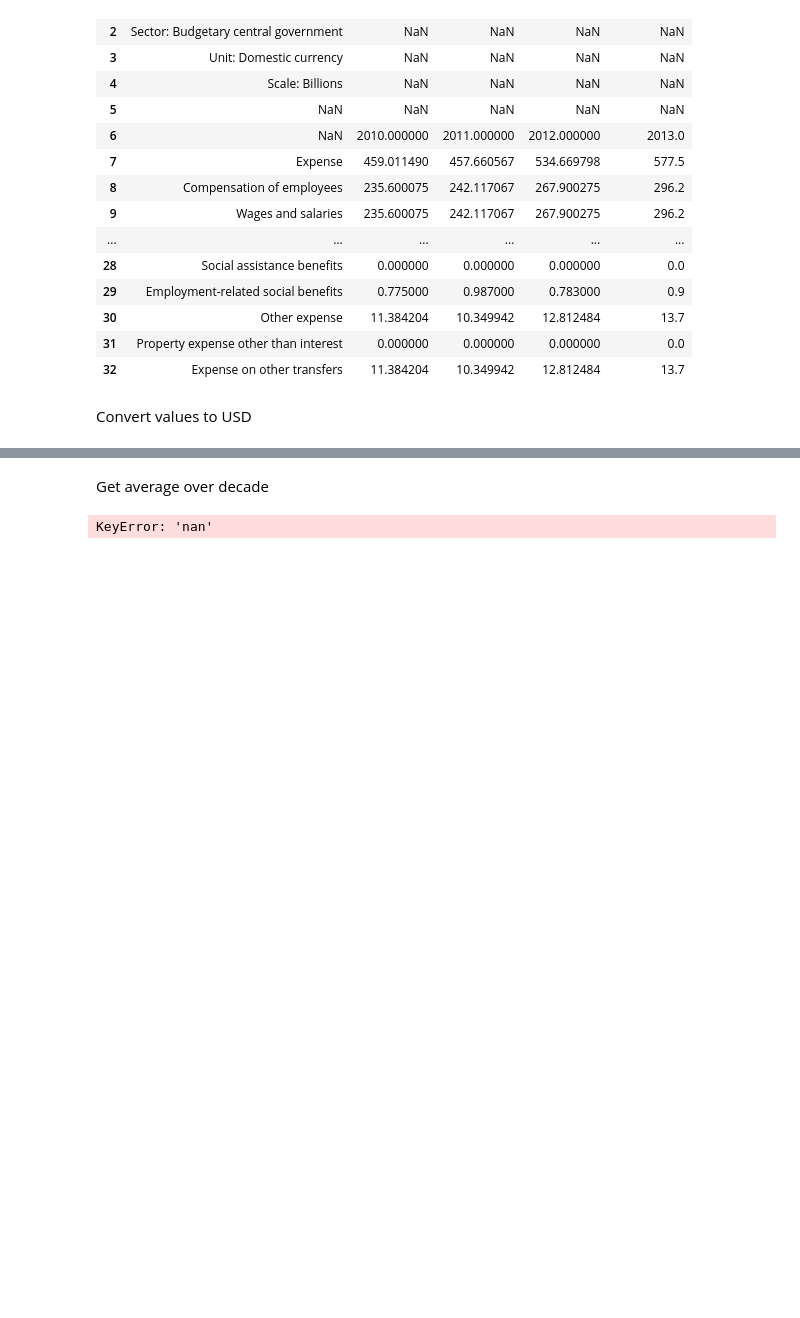
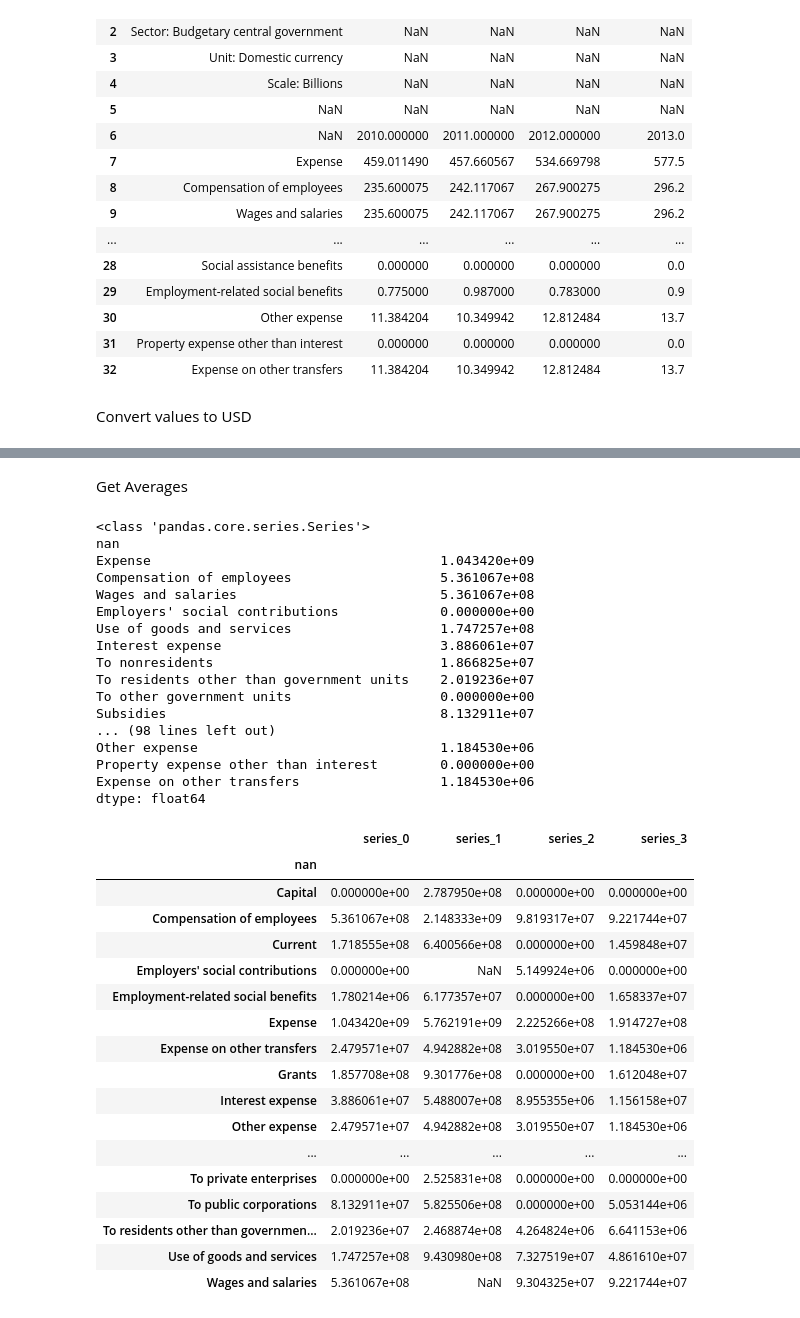
Before and after one commit to mpham8/macro-debtrelief-humancapital, a Jupyter notebook: govt-expenditures.ipynb, the cells around one changed output, grey strips where cells are left out. Saved outputs shown, nothing was run; the diff lists cells and outputs as text; code cells hidden in the pictures; blank space fills up the shorter version.

Commit message:
error when merging

```diff
--- a/govt-expenditures.ipynb
+++ b/govt-expenditures.ipynb
@@ -13,7 +13,7 @@ country_currency_codes_table = {
     'Benin': 'XOF',
     'Burkina Faso': 'XOF',
     'Central African Republic': 'XAF',
-    "Côte d'Ivoire": 'XOF',
+    "Côte d'Ivoire": 'XOF',
     'Cameroon': 'XAF',
     'Democratic Republic of the Congo': 'CDF',
     'Congo, Rep.': 'XAF',
@@ -146,6 +146,8 @@ master_table["Benin"]
 # %% [markdown]
 Convert values to USD
 # %%
+error_countries = []
+
 #loop through table (where key is the country name) (master_table[key] is the dataframe stored in the master_table indexed by key)
 for key in master_table:
   scale = master_table[key].iloc[4,0] #get if values have scale of billions or millions
@@ -180,8 +182,11 @@ for key in master_table:
 
   except Exception as e: #if errored out
     print(f"Could not fetch rate for {key} ({currency}): {e}")
-    del master_table[key] #delete errored out country from master_table
+    error_countries.append(key) #add country to error list
+    pass
 
+for country in error_countries:
+  del master_table[country]
 
 master_table["Central African Republic"]
 # %% [output]
@@ -211,16 +219,65 @@ master_table["Central African Republic"]
 | Other expense | 8.203459e+05 | 6.513373e+06 | NaN | 3.033082e+07 | 2.809354e+07 | 4.251894e+07 | 4.229713e+07 | 5.442352e+07 | 3.656637e+07 |
 | Property expense other than interest | 0.000000e+00 | 0.000000e+00 | 0.000000e+00 | 0.000000e+00 | 0.000000e+00 | 0.000000e+00 | 0.000000e+00 | 0.000000e+00 | 0.000000e+00 |
 | Expense on other transfers | 8.203459e+05 | 6.513373e+06 | NaN | 3.033082e+07 | 2.809354e+07 | 4.251894e+07 | 4.229713e+07 | 5.442352e+07 | 3.656637e+07 |
-# %% [markdown]
-Get average over decade
+# %% [markdown]
+Get Averages
 # %%
-master_averages_table = {} #make master averages table as place to store averages
+master_averages_ls = [] #make master averages list as place to store averages
 
+#Get average over decade
 #loop through table (where key is the country name) (master_table[key] is the dataframe stored in the master_table indexed by key)
 for key in master_table:
-  categories = master_table[key]['nan'].tolist() #get the categories into a list (1d array)
+  categories = master_table[key].index.tolist() #get the categories into a list (1d array)
   per_category_average = master_table[key].mean(axis=1) #get the average of each category (ignoring np.NaN values) into a list
-  average_table = dict(zip(categories, per_category_average)) #combine 'categories' and 'per_category_average' into a table
-  master_averages_table[key] = master_averages_table #store this table in master_averages_table
+  master_averages_ls.append(per_category_average)
+  print(type(per_category_average))
+  # per_category_average = master_table[key].apply(lambda row: np.nanmean(row), axis=1).to_numpy() #get the average of each category (ignoring np.NaN values) into a 1d array
+
+  print(per_category_average)
+  # average_table = dict(zip(categories, per_category_average)) #combine 'categories' and 'per_category_average' into a table
+  # master_averages_table[key] = master_averages_table #store this table in master_averages_table
+
+# master_averages_ls
+
+merged_df = pd.DataFrame()
+
+# Merge each Series into the DataFrame
+for i, series in enumerate(master_averages_ls):
+    merged_df = merged_df.merge(series.rename(f'series_{i}'), how='outer', left_index=True, right_index=True)
+merged_df
 # %% [output]
-KeyError: 'nan'
+<class 'pandas.core.series.Series'>
+nan
+Expense                                     1.043420e+09
+Compensation of employees                   5.361067e+08
+Wages and salaries                          5.361067e+08
+Employers' social contributions             0.000000e+00
+Use of goods and services                   1.747257e+08
+Interest expense                            3.886061e+07
+To nonresidents                             1.866825e+07
+To residents other than government units    2.019236e+07
+To other government units                   0.000000e+00
+Subsidies                                   8.132911e+07
+... (98 lines left out)
+Other expense                               1.184530e+06
+Property expense other than interest        0.000000e+00
+Expense on other transfers                  1.184530e+06
+dtype: float64
+|  | series_0 | series_1 | series_2 | series_3 |
+| nan |  |  |  |  |
+| Capital | 0.000000e+00 | 2.787950e+08 | 0.000000e+00 | 0.000000e+00 |
+| Compensation of employees | 5.361067e+08 | 2.148333e+09 | 9.819317e+07 | 9.221744e+07 |
+| Current | 1.718555e+08 | 6.400566e+08 | 0.000000e+00 | 1.459848e+07 |
+| Employers' social contributions | 0.000000e+00 | NaN | 5.149924e+06 | 0.000000e+00 |
+| Employment-related social benefits | 1.780214e+06 | 6.177357e+07 | 0.000000e+00 | 1.658337e+07 |
+| Expense | 1.043420e+09 | 5.762191e+09 | 2.225266e+08 | 1.914727e+08 |
+| Expense on other transfers | 2.479571e+07 | 4.942882e+08 | 3.019550e+07 | 1.184530e+06 |
+| Grants | 1.857708e+08 | 9.301776e+08 | 0.000000e+00 | 1.612048e+07 |
+| Interest expense | 3.886061e+07 | 5.488007e+08 | 8.955355e+06 | 1.156158e+07 |
+| Other expense | 2.479571e+07 | 4.942882e+08 | 3.019550e+07 | 1.184530e+06 |
+| ... | ... | ... | ... | ... |
+| To private enterprises | 0.000000e+00 | 2.525831e+08 | 0.000000e+00 | 0.000000e+00 |
+| To public corporations | 8.132911e+07 | 5.825506e+08 | 0.000000e+00 | 5.053144e+06 |
+| To residents other than governmen... | 2.019236e+07 | 2.468874e+08 | 4.264824e+06 | 6.641153e+06 |
+| Use of goods and services | 1.747257e+08 | 9.430980e+08 | 7.327519e+07 | 4.861610e+07 |
+| Wages and salaries | 5.361067e+08 | NaN | 9.304325e+07 | 9.221744e+07 |
```
Also changed, not shown: parts of 1 cell of this notebook.
